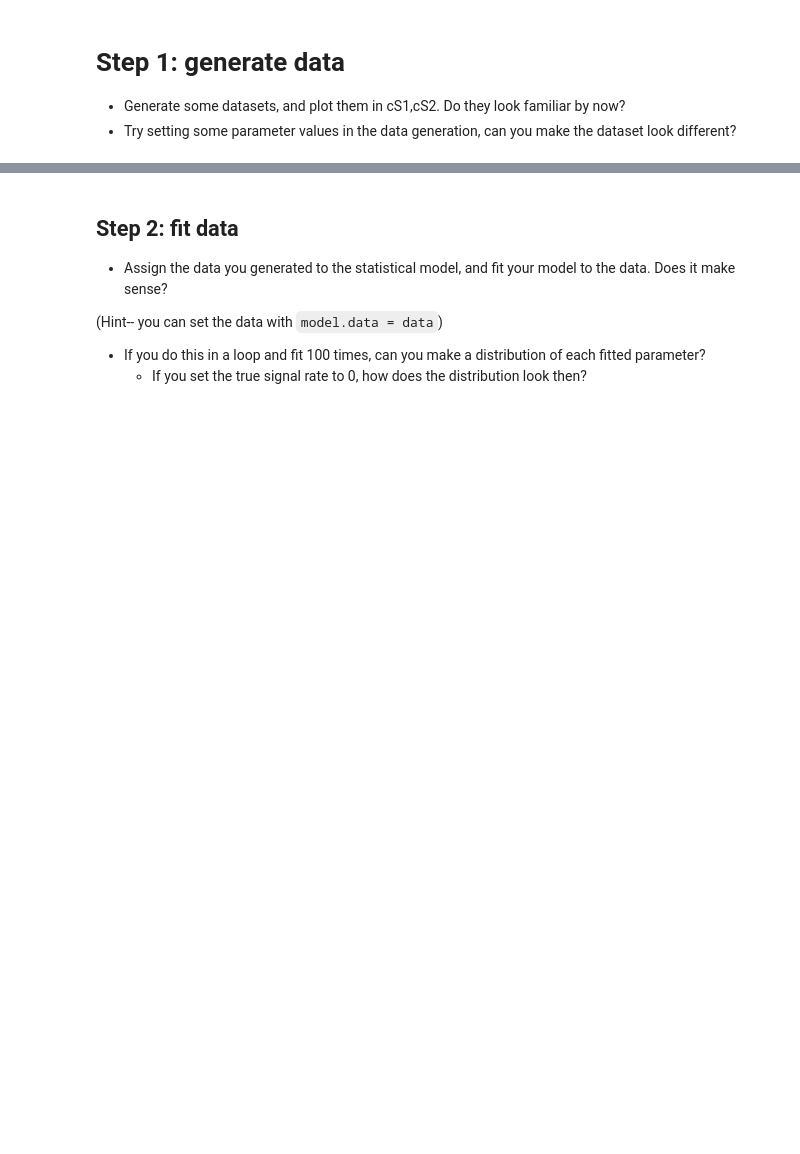
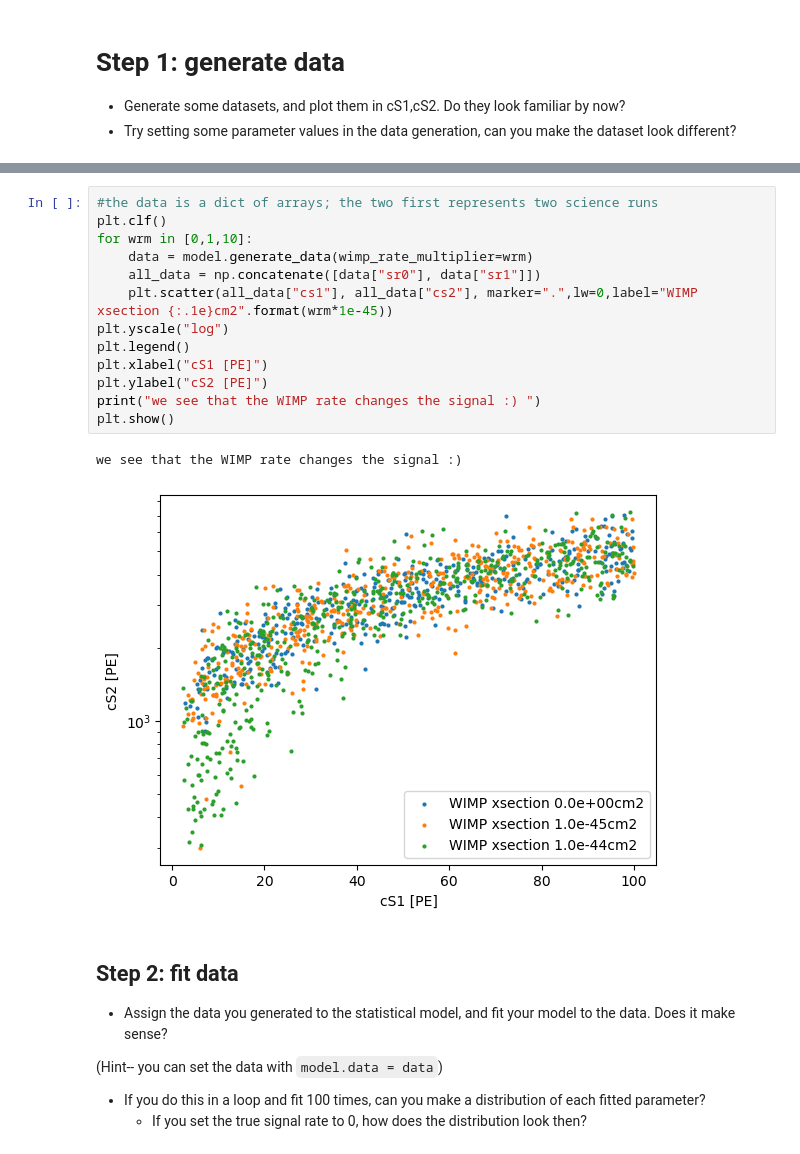
Before and after one commit to kdund/direct_detection_ictp_2026, a Jupyter notebook: lxe_likelihood_example.ipynb, the cells around one changed output, grey strips where cells are left out. Drawn from its saved outputs; the diff is of its cells as text; blank space fills up the shorter version.

```diff
--- a/lxe_likelihood_example.ipynb
+++ b/lxe_likelihood_example.ipynb
@@ -89,3 +251,19 @@ model.confidence_interval?
+# %%
+#the data is a dict of arrays; the two first represents two science runs
+plt.clf()
+for wrm in [0,1,10]:
+    data = model.generate_data(wimp_rate_multiplier=wrm)
+    all_data = np.concatenate([data["sr0"], data["sr1"]])
+    plt.scatter(all_data["cs1"], all_data["cs2"], marker=".",lw=0,label="WIMP xsection {:.1e}cm2".format(wrm*1e-45))
+plt.yscale("log")
+plt.legend()
+plt.xlabel("cS1 [PE]")
+plt.ylabel("cS2 [PE]")
+print("we see that the WIMP rate changes the signal :) ")
+plt.show()
+# %% [output]
+we see that the WIMP rate changes the signal :)
+[figure, added]
 # %% [markdown]
 ## Step 2: fit data
 
```
Also changed, not shown: parts of 29 cells of this notebook.
